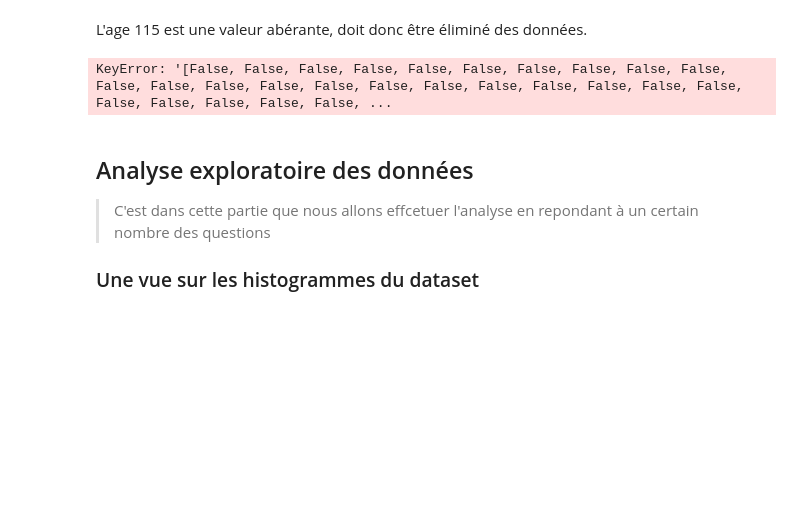
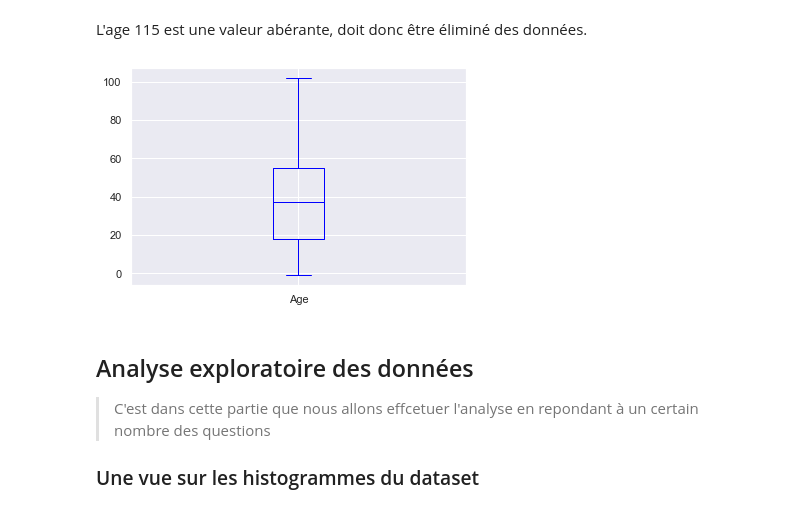
Before and after one commit to bachirGithub/No-show-appointments, a Jupyter notebook: investigate-a-dataset-template.ipynb, the cells around one changed output. Cells and saved outputs as stored; diff of their text form; code cells hidden in the pictures; blank space fills up the shorter version.

```diff
--- a/investigate-a-dataset-template.ipynb
+++ b/investigate-a-dataset-template.ipynb
@@ -216,9 +216,11 @@ plt.yticks([0,20,40,60,80,100,105,110,115]);
 # %% [markdown]
 L'age 115 est une valeur abérante, doit donc être éliminé des données.
 # %%
-df_1.drop(df_1["Age"]==115, axis=1)
+df_1 = df_1[df_1.Age != 115]
-# %% [output]
-KeyError: '[False, False, False, False, False, False, False, False, False, False, False, False, False, False, False, False, False, False, False, False, False, False, False, False, False, False, False, ...
+# %%
+df_1.boxplot(column='Age', color="blue");
+# %% [output]
+[figure, added]
 # %% [markdown]
 <a id='eda'></a>
 ## Analyse exploratoire des données
```
Also changed, not shown: parts of 10 cells of this notebook.
